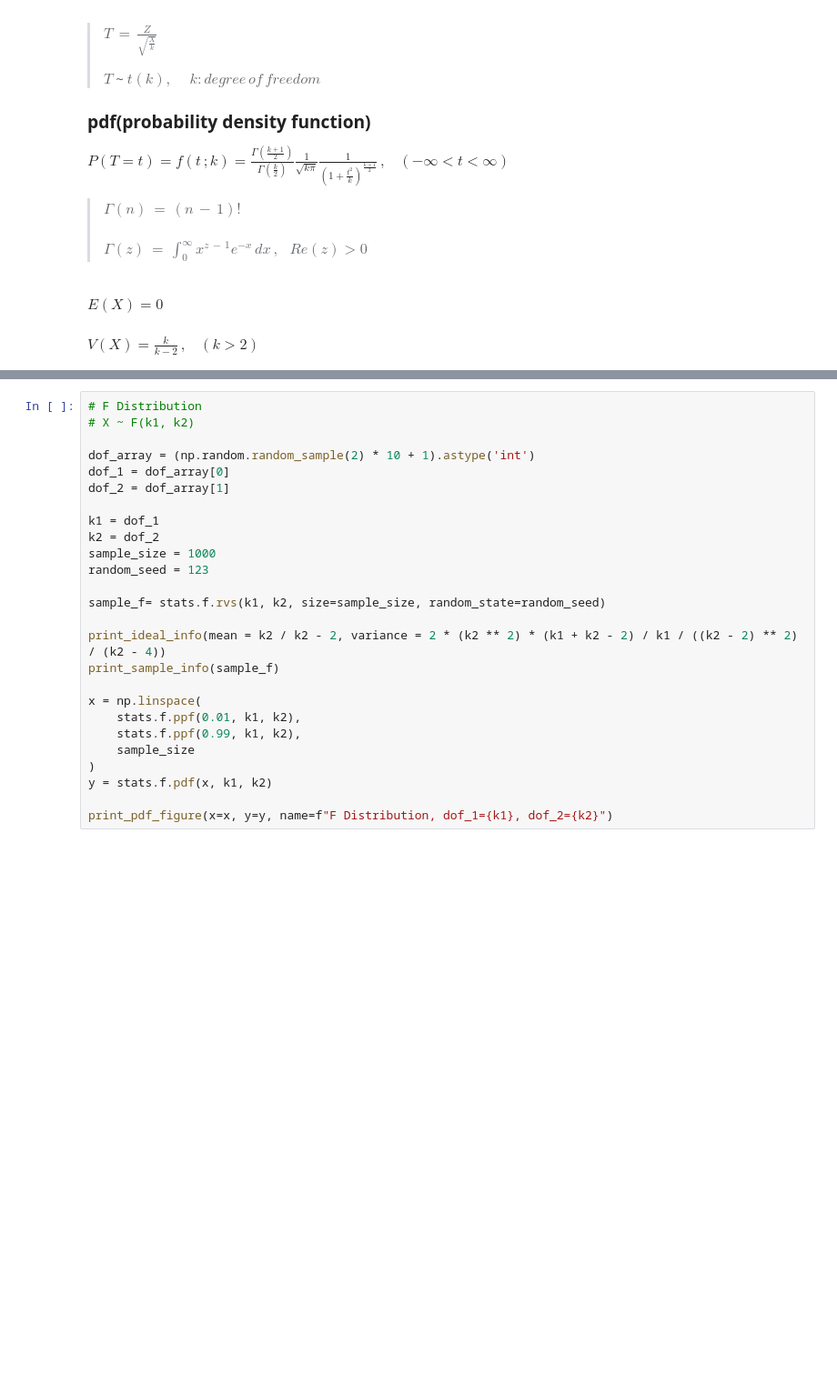
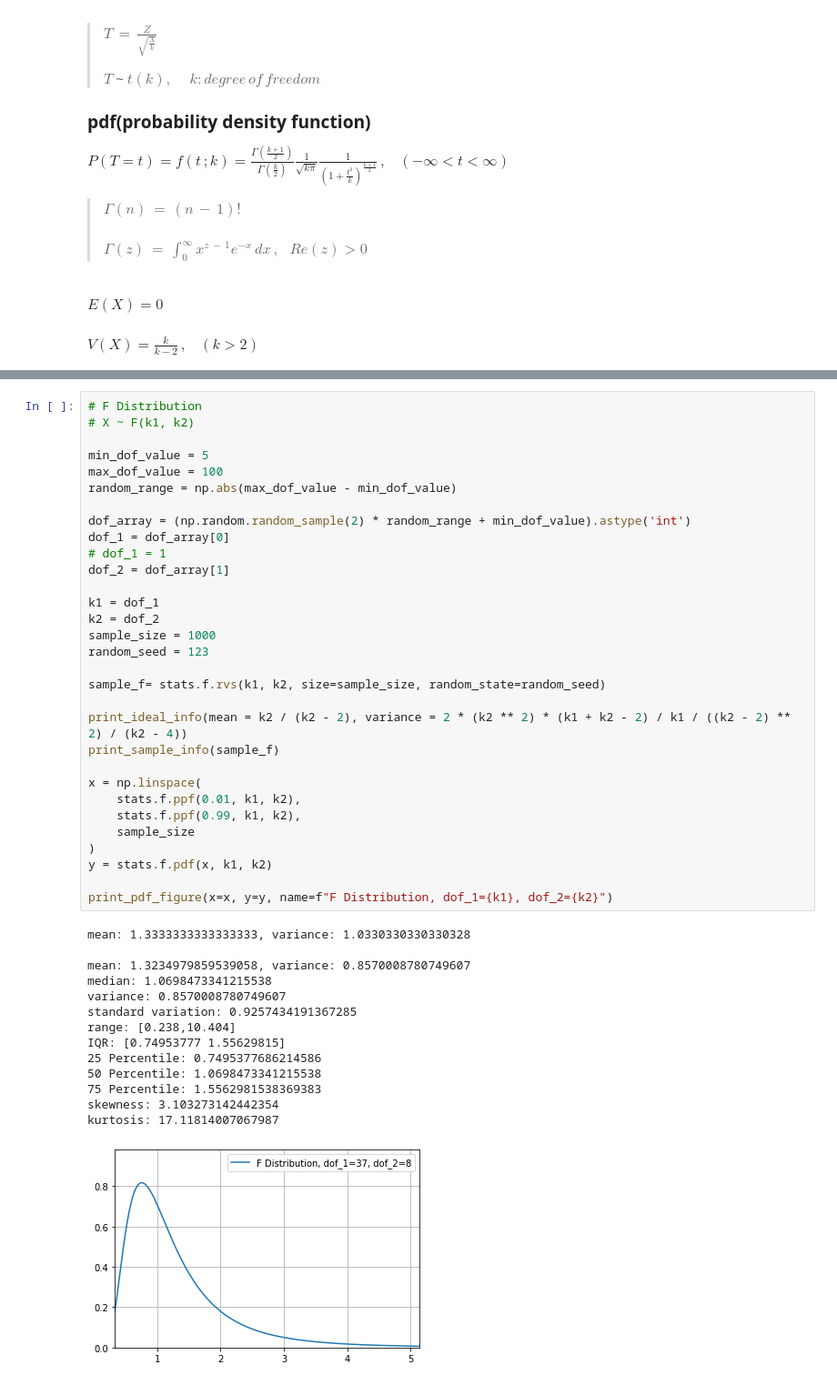
Before and after one commit to rolroralra/jupyter_notebook_statistics, a Jupyter notebook: workspace/Probability_Distribution.ipynb, the cells around one changed output, grey strips where cells are left out. Shown at 91% size. Saved outputs shown, nothing was run; the diff lists cells and outputs as text; blank space fills up the shorter version.

```diff
--- a/workspace/Probability_Distribution.ipynb
+++ b/workspace/Probability_Distribution.ipynb
@@ -663,29 +877,49 @@ $V(X) = \frac{2\,k_2^{2}\,(k_1+k_2-2)}{k_1\,(k_2-2)^2\,(k_2-4)}$
 # %%
 # F Distribution
 # X ~ F(k1, k2)
 
-dof_array = (np.random.random_sample(2) * 10 + 1).astype('int')
+min_dof_value = 5
+max_dof_value = 100
+random_range = np.abs(max_dof_value - min_dof_value)
+
+dof_array = (np.random.random_sample(2) * random_range + min_dof_value).astype('int')
 dof_1 = dof_array[0]
+# dof_1 = 1
 dof_2 = dof_array[1]
 
 k1 = dof_1
 k2 = dof_2
 sample_size = 1000
 random_seed = 123
 
 sample_f= stats.f.rvs(k1, k2, size=sample_size, random_state=random_seed)
 
-print_ideal_info(mean = k2 / k2 - 2, variance = 2 * (k2 ** 2) * (k1 + k2 - 2) / k1 / ((k2 - 2) ** 2) / (k2 - 4))
+print_ideal_info(mean = k2 / (k2 - 2), variance = 2 * (k2 ** 2) * (k1 + k2 - 2) / k1 / ((k2 - 2) ** 2) / (k2 - 4))
 print_sample_info(sample_f)
 
 x = np.linspace(
     stats.f.ppf(0.01, k1, k2),
     stats.f.ppf(0.99, k1, k2),
     sample_size
 )
 y = stats.f.pdf(x, k1, k2)
 
 print_pdf_figure(x=x, y=y, name=f"F Distribution, dof_1={k1}, dof_2={k2}")
+# %% [output]
+mean: 1.3333333333333333, variance: 1.0330330330330328
+
+mean: 1.3234979859539058, variance: 0.8570008780749607
+median: 1.0698473341215538
+variance: 0.8570008780749607
+standard variation: 0.9257434191367285
+range: [0.238,10.404]
+IQR: [0.74953777 1.55629815]
+25 Percentile: 0.7495377686214586
+50 Percentile: 1.0698473341215538
+75 Percentile: 1.5562981538369383
+skewness: 3.103273142442354
+kurtosis: 17.11814007067987
+[figure, added]
 # %%
 start = 2
 end = 8
```
Also changed, not shown: parts of 21 cells of this notebook, 2 other files.
